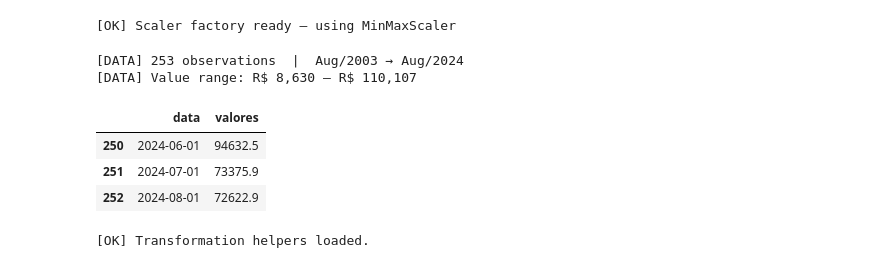
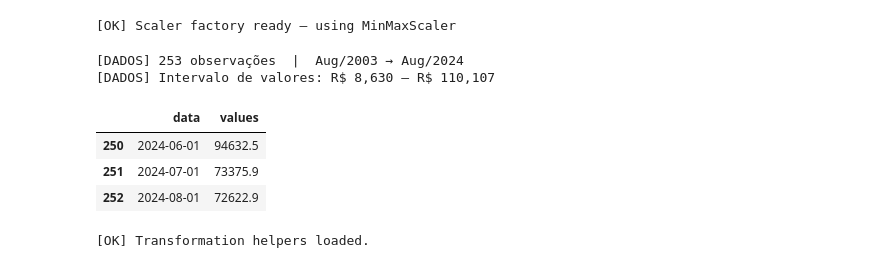
Before and after one commit to maracatu-machine-lab/time-series-prediction, a Jupyter notebook: master_pipeline.ipynb, the cells around one changed output. Cells and saved outputs as stored; diff of their text form; code cells hidden in the pictures.

```diff
--- a/master_pipeline.ipynb
+++ b/master_pipeline.ipynb
@@ -236,31 +430,43 @@ print(f"[OK] Scaler factory ready — using {SCALER_TYPE}")
 [OK] Scaler factory ready — using MinMaxScaler
 # %%
 # ╔══════════════════════════════════════════════════════════════════════╗
-# ║  DATA LOADING                                                       ║
+# ║  CARREGAMENTO DE DADOS                                              ║
 # ╚══════════════════════════════════════════════════════════════════════╝
 
-def carregar_dados(caminho: str) -> pd.DataFrame:
-    """Load the Excel time-series file.  Returns sorted DataFrame."""
+def load_data(path: str) -> pd.DataFrame:
+    """
+    Carrega o arquivo Excel da série temporal da receita previdenciária.
+
+    Parâmetros
+    ----------
+    path : caminho para o arquivo .xlsx (relativo ao notebook).
+
+    Retorna
+    -------
+    DataFrame ordenado por data com colunas 'data' e 'values'.
+    """
     try:
-        df = pd.read_excel(caminho, usecols=[0, 1])
+        df = pd.read_excel(path, usecols=[0, 1])
     except FileNotFoundError:
+        # Caminho de contingência: arquivo no diretório raiz
         df = pd.read_excel("Base_DBP__1_.xlsx", usecols=[0, 1])
-    df.columns = ["data", "valores"]
-    df = df.dropna(subset=["valores"]).reset_index(drop=True)
+    df.columns = ["data", "values"]
+    df = df.dropna(subset=["values"]).reset_index(drop=True)
     df["data"] = pd.to_datetime(df["data"])
     df = df.sort_values("data").reset_index(drop=True)
     return df
 
 
-df = carregar_dados(DATA_PATH)
-print(f"[DATA] {len(df)} observations  |  "
+df = load_data(DATA_PATH)
+print(f"[DADOS] {len(df)} observações  |  "
       f"{df['data'].min():%b/%Y} → {df['data'].max():%b/%Y}")
-print(f"[DATA] Value range: R$ {df['valores'].min():,.0f} — R$ {df['valores'].max():,.0f}")
+print(f"[DADOS] Intervalo de valores: R$ {df['values'].min():,.0f} — "
+      f"R$ {df['values'].max():,.0f}")
 df.tail(3)
 # %% [output]
-[DATA] 253 observations  |  Aug/2003 → Aug/2024
-[DATA] Value range: R$ 8,630 — R$ 110,107
+[DADOS] 253 observações  |  Aug/2003 → Aug/2024
+[DADOS] Intervalo de valores: R$ 8,630 — R$ 110,107
-|  | data | valores |
+|  | data | values |
 | 250 | 2024-06-01 | 94632.5 |
 | 251 | 2024-07-01 | 73375.9 |
 | 252 | 2024-08-01 | 72622.9 |
```
Also changed, not shown: parts of 38 cells of this notebook, 16 other files.
